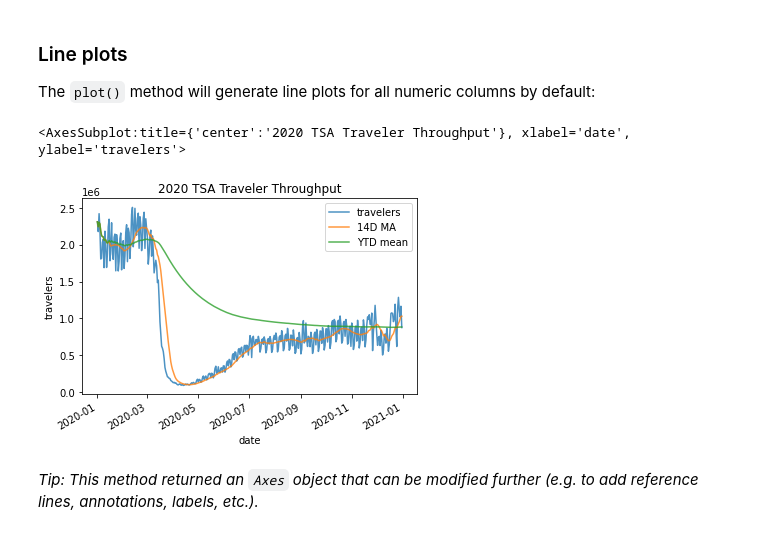
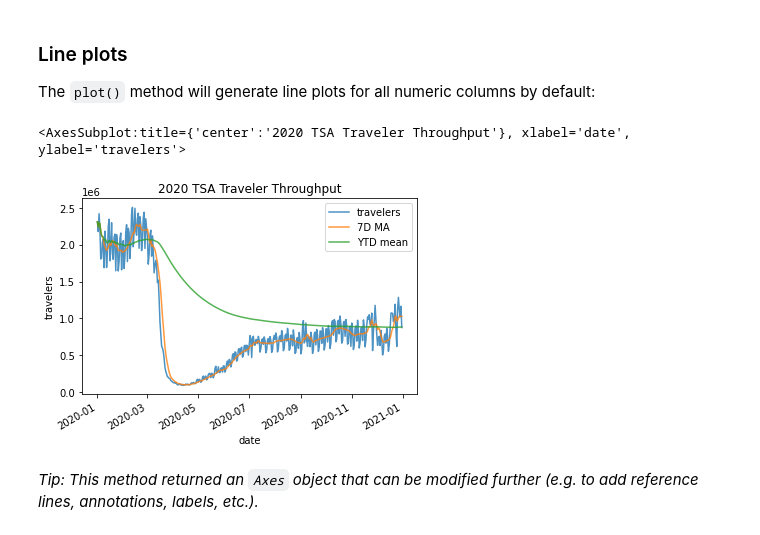
Before and after one commit to stefmolin/pandas-workshop, a Jupyter notebook: slides/3-data_visualization.ipynb, the cells around one changed output. Cells and saved outputs as stored; diff of their text form; code cells hidden in the pictures.

```diff
--- a/slides/3-data_visualization.ipynb
+++ b/slides/3-data_visualization.ipynb
@@ -46,16 +46,16 @@ The `plot()` method will generate line plots for all numeric columns by default:
 # %%
 tsa_melted_holiday_travel.drop(columns='year').loc['2020'].assign(
     **{
-        '14D MA': lambda x: x.travelers.rolling('14D').mean(),
+        '7D MA': lambda x: x.travelers.rolling('7D').mean(),
         'YTD mean': lambda x: x.travelers.expanding().mean()
       }
 ).plot(
     title='2020 TSA Traveler Throughput',
     ylabel='travelers', alpha=0.8
 )
 # %% [output]
 <AxesSubplot:title={'center':'2020 TSA Traveler Throughput'}, xlabel='date', ylabel='travelers'>
-[figure, old version]
+[figure, new version]
 # %% [markdown]
 *Tip: This method returned an `Axes` object that can be modified further (e.g. to add reference lines, annotations, labels, etc.).*
 # %% [markdown]
```
Also changed, not shown: parts of 2 cells of this notebook, 1 other file.
